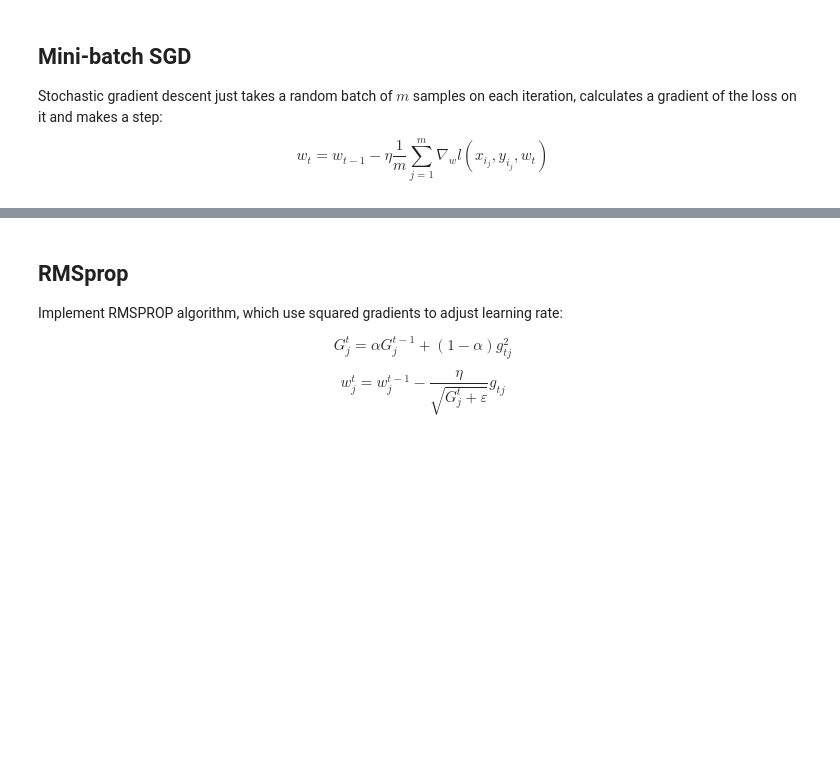
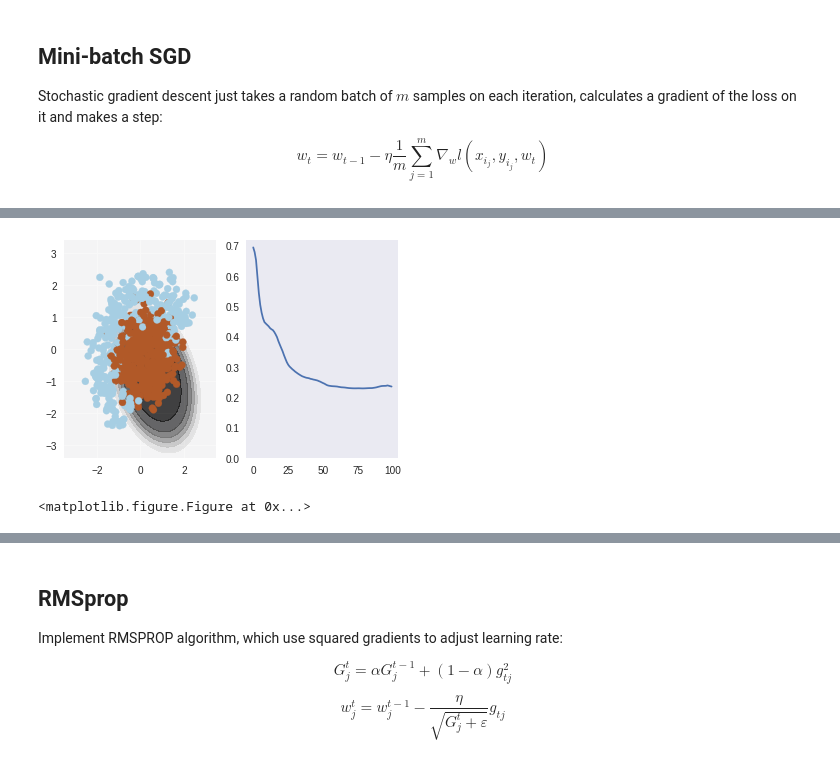
Before and after one commit to faradm/intro-to-dl, a Jupyter notebook: week1/week01_pa.ipynb, the cells around one changed output, grey strips where cells are left out. Saved outputs shown, nothing was run; the diff lists cells and outputs as text; code cells hidden in the pictures; blank space fills up the shorter version.

```diff
--- a/week1/week01_pa.ipynb
+++ b/week1/week01_pa.ipynb
@@ -254,27 +331,31 @@ $$ w_t = w_{t-1} - \nu_t$$
 # %%
 # please use np.random.seed(42), eta=0.05, alpha=0.9, n_iter=100 and batch_size=4 for deterministic results
 np.random.seed(42)
 w = np.array([0, 0, 0, 0, 0, 1])
 
 eta = 0.05 # learning rate
 alpha = 0.9 # momentum
 nu = np.zeros_like(w)
 
 n_iter = 100
 batch_size = 4
 loss = np.zeros(n_iter)
 plt.figure(figsize=(12, 5))
-
+delta = 0
 for i in range(n_iter):
     ind = np.random.choice(X_expanded.shape[0], batch_size)
     loss[i] = compute_loss(X_expanded, y, w)
     if i % 10 == 0:
         visualize(X_expanded[ind, :], y[ind], w, loss)
 
     # TODO:<your code here>
-
+    delta = alpha*delta + eta*compute_grad(X_expanded[ind, :], y[ind], w)
+    w = w - delta
 visualize(X, y, w, loss)
 plt.clf()
+# %% [output]
+[figure, added]
+<matplotlib.figure.Figure at 0x...>
 # %%
 # use output of this cell to fill answer field
 
```
Also changed, not shown: parts of 23 cells of this notebook.
